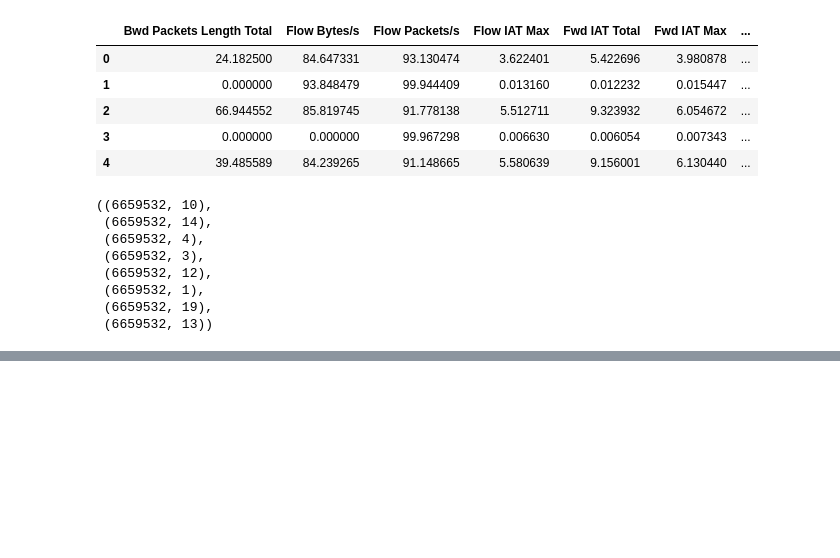
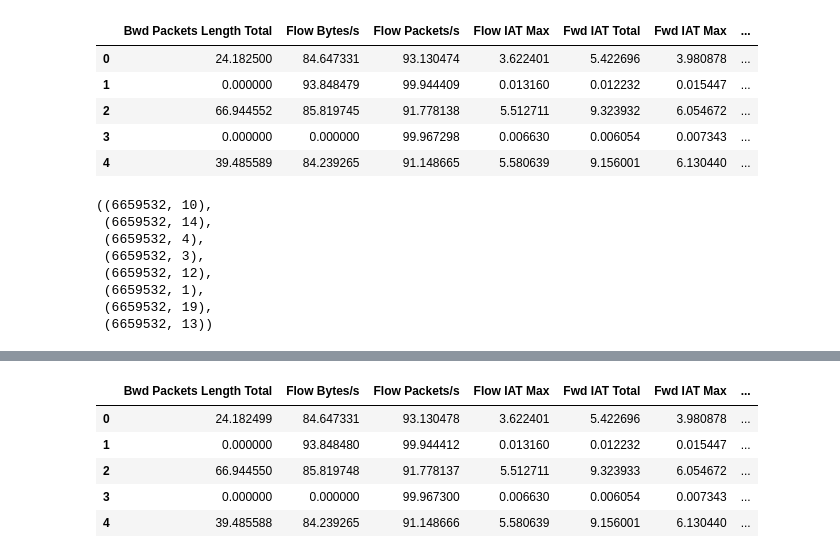
Before and after one commit to druvdub/3yp, a Jupyter notebook: notebooks/1.0-csnn.ipynb, the cells around one changed output, grey strips where cells are left out. Cells and saved outputs as stored; diff of their text form; code cells hidden in the pictures; blank space fills up the shorter version.

Commit message:
Complete data processing

```diff
--- a/notebooks/1.0-csnn.ipynb
+++ b/notebooks/1.0-csnn.ipynb
@@ -22,7 +27,8 @@ df_multilabel.head()
 | 3 | 6 | 132 | 2 | 0 | 0 | ... |
 | 4 | 6 | 274016 | 9 | 13 | 1285 | ... |
 # %%
-df = pd.read_parquet(f"{DATA_DIR}/processed/cse-binary.parquet")
+# df = pd.read_parquet(f"{DATA_DIR}/processed/cse-binary.parquet")
+df = pd.read_parquet("/kaggle/input/cicids/cse-binary.parquet")
 df.head(5)
 # %% [output]
 |  | Protocol | Flow Duration | Total Fwd Packets | Total Backward Packets | Fwd Packets Length Total | ... |
@@ -1085,0 +1164,6 @@ ValueError: Input array must be 1 dimensional
+# %%
+# check if dtype can be made smaller for all columns
+int32_df_optimized = int32_df.apply(pd.to_numeric, downcast="float")
+int64_df_optimized = int64_df.apply(pd.to_numeric, downcast="float")
+float32_df_optimized = float32_df.apply(pd.to_numeric, downcast="float")
+float64_df_optimized = float64_df.apply(pd.to_numeric, downcast="float")
@@ -1085,0 +1259,9 @@ ValueError: Input array must be 1 dimensional
+# %%
+float64_df_optimized.head()
+# %% [output]
+|  | Bwd Packets Length Total | Flow Bytes/s | Flow Packets/s | Flow IAT Max | Fwd IAT Total | Fwd IAT Max | ... |
+| 0 | 24.182499 | 84.647331 | 93.130478 | 3.622401 | 5.422696 | 3.980878 | ... |
+| 1 | 0.000000 | 93.848480 | 99.944412 | 0.013160 | 0.012232 | 0.015447 | ... |
+| 2 | 66.944550 | 85.819748 | 91.778137 | 5.512711 | 9.323933 | 6.054672 | ... |
+| 3 | 0.000000 | 0.000000 | 99.967300 | 0.006630 | 0.006054 | 0.007343 | ... |
+| 4 | 39.485588 | 84.239265 | 91.148666 | 5.580639 | 9.156001 | 6.130440 | ... |
```
Also changed, not shown: parts of 42 cells of this notebook.
